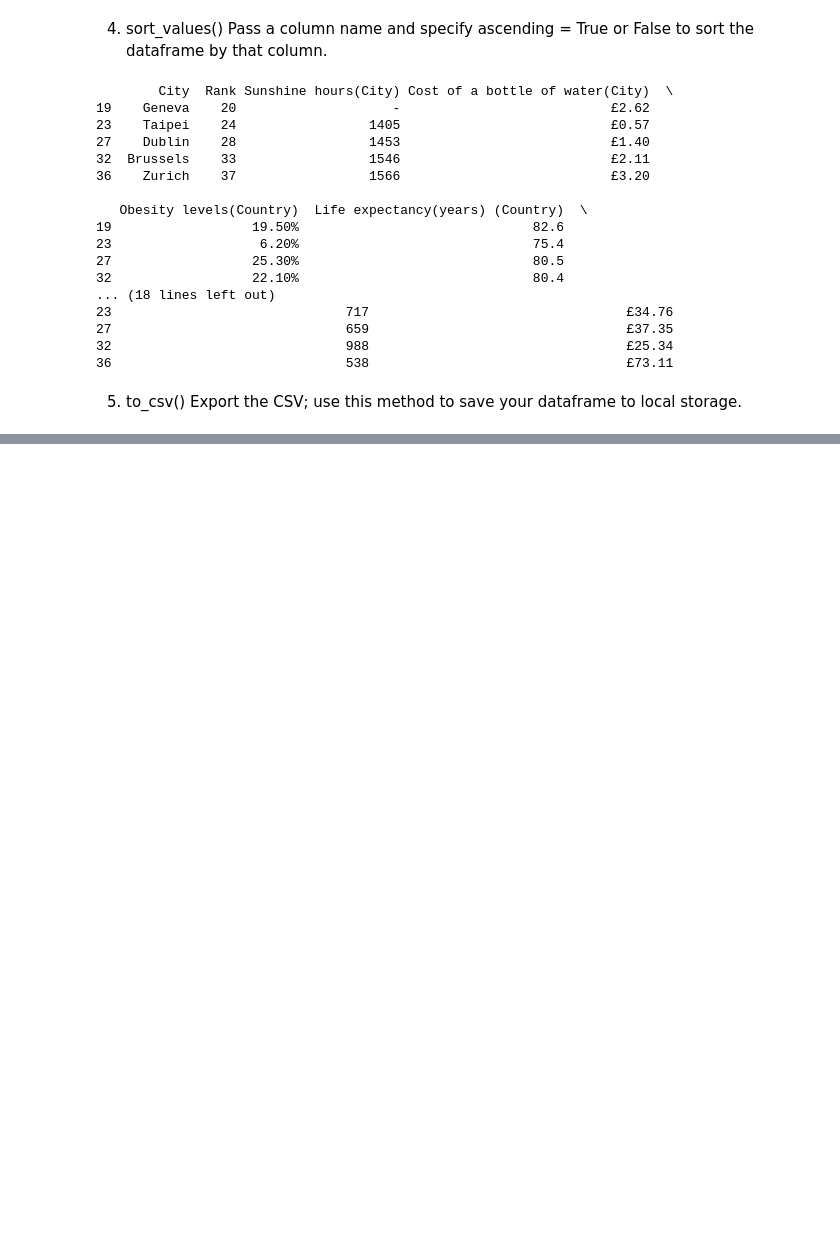
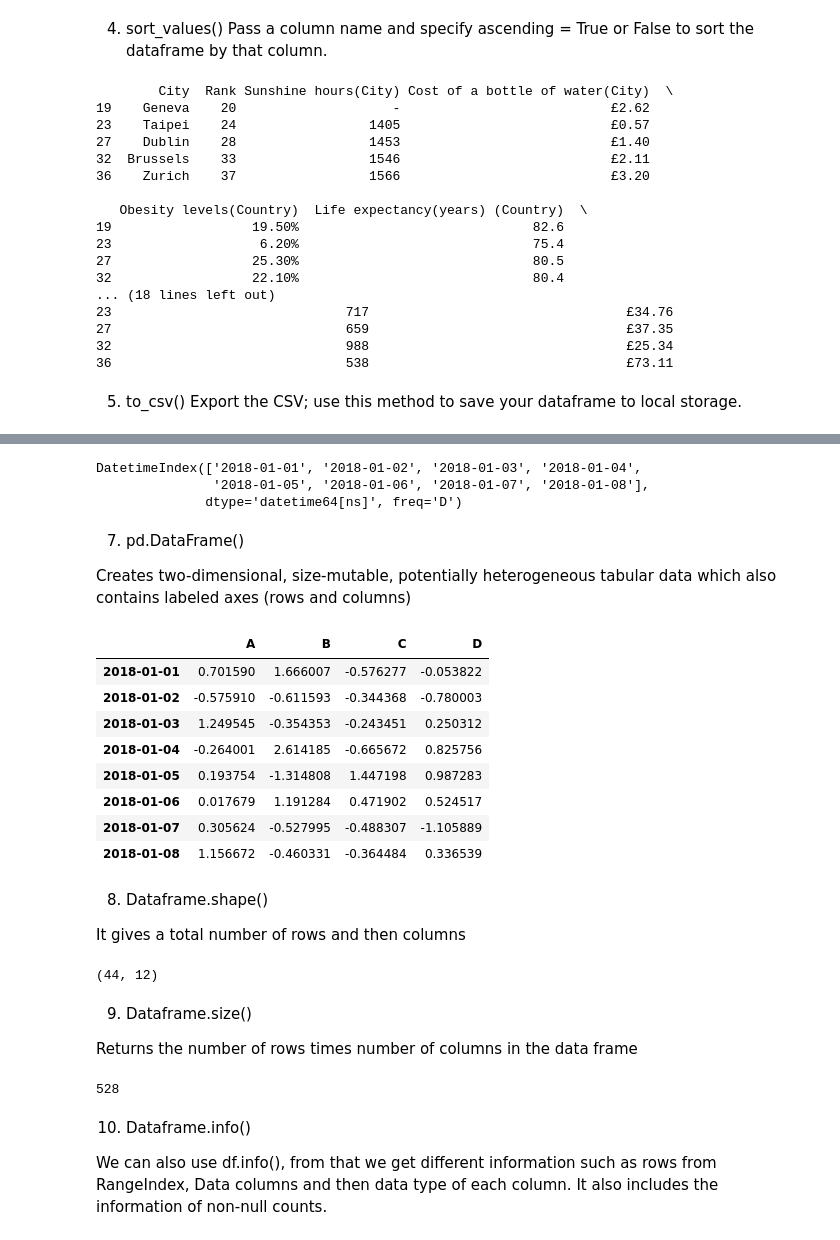
Before and after one commit to BALOGUN-DAVID/WTF-Submission, a Jupyter notebook: Week 9_Assignment_2_Belinda Opola.ipynb, the cells around one changed output, grey strips where cells are left out. Saved outputs shown, nothing was run; the diff lists cells and outputs as text; code cells hidden in the pictures; blank space fills up the shorter version.

```diff
--- a/Week 9_Assignment_2_Belinda Opola.ipynb
+++ b/Week 9_Assignment_2_Belinda Opola.ipynb
@@ -125,0 +324,44 @@ df.to_csv('B:\WTF\Week 9\healthy_lifestyle_city_2021_sorted.csv')
+# %%
+dates = pd.date_range(start = '1/1/2018', periods = 8)
+dates
+# %% [output]
+DatetimeIndex(['2018-01-01', '2018-01-02', '2018-01-03', '2018-01-04',
+               '2018-01-05', '2018-01-06', '2018-01-07', '2018-01-08'],
+              dtype='datetime64[ns]', freq='D')
+# %% [markdown]
+7. pd.DataFrame()
+
+Creates two-dimensional, size-mutable, potentially heterogeneous tabular data which  also contains labeled axes (rows and columns)
+# %%
+df3 = pd.DataFrame(np.random.randn(8,4), index = dates, columns = list("ABCD"))
+df3
+# %% [output]
+|  | A | B | C | D |
+| 2018-01-01 | 0.701590 | 1.666007 | -0.576277 | -0.053822 |
+| 2018-01-02 | -0.575910 | -0.611593 | -0.344368 | -0.780003 |
+| 2018-01-03 | 1.249545 | -0.354353 | -0.243451 | 0.250312 |
+| 2018-01-04 | -0.264001 | 2.614185 | -0.665672 | 0.825756 |
+| 2018-01-05 | 0.193754 | -1.314808 | 1.447198 | 0.987283 |
+| 2018-01-06 | 0.017679 | 1.191284 | 0.471902 | 0.524517 |
+| 2018-01-07 | 0.305624 | -0.527995 | -0.488307 | -1.105889 |
+| 2018-01-08 | 1.156672 | -0.460331 | -0.364484 | 0.336539 |
+# %% [markdown]
+8. Dataframe.shape()
+
+It gives a total number of rows and then columns
+# %%
+df.shape
+# %% [output]
+(44, 12)
+# %% [markdown]
+9. Dataframe.size()
+
+Returns the number of rows times number of columns in the data frame
+# %%
+df.size
+# %% [output]
+528
+# %% [markdown]
+10. Dataframe.info()
+
+We can also use df.info(), from that we get different information such as rows from RangeIndex, Data columns and then data type of each column. It also includes the information of non-null counts.
```
Also changed, not shown: parts of 62 cells of this notebook.
